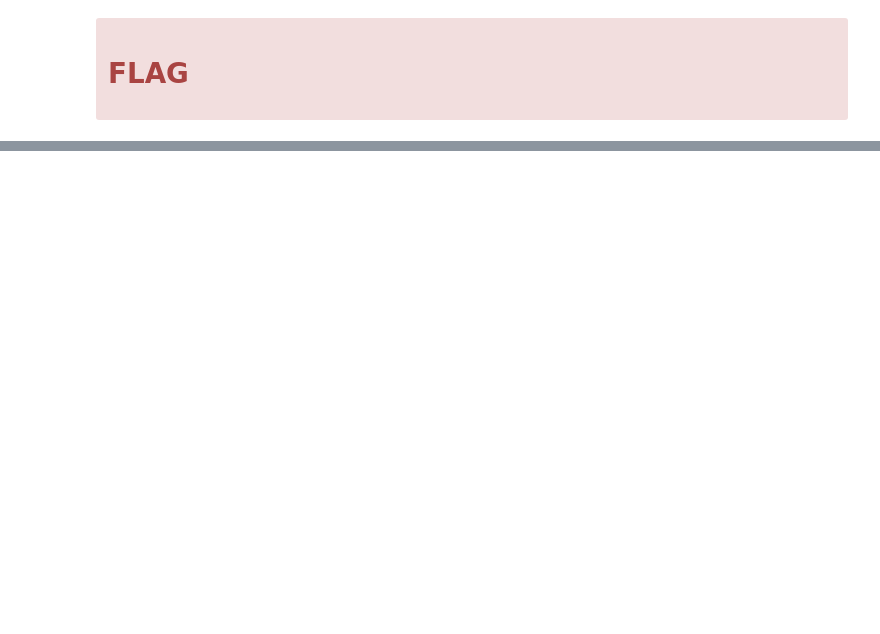
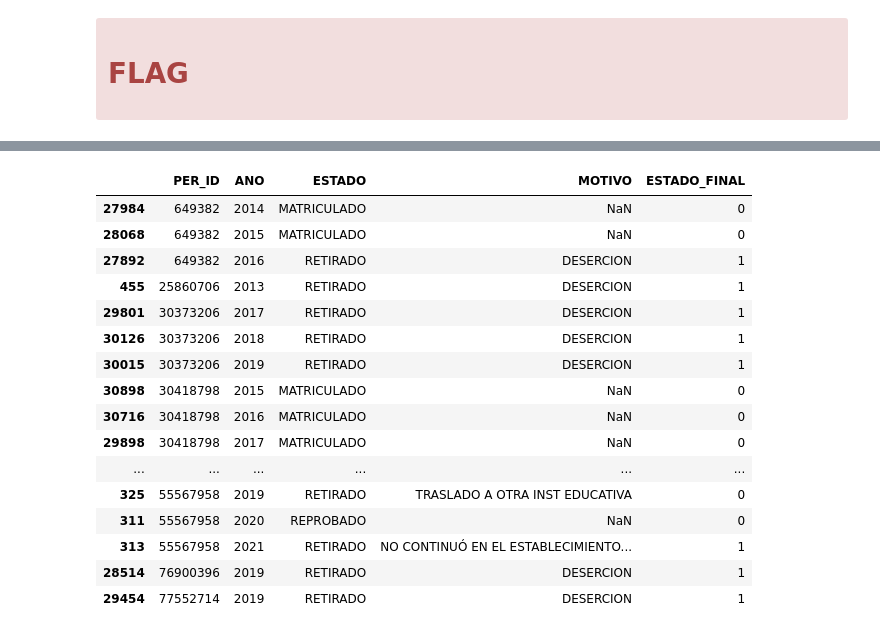
Before and after one commit to samirhinojosa/school-dropout-in-sogamoso, a Jupyter notebook: notebooks/school_dropout_eda_final.ipynb, the cells around one changed output, grey strips where cells are left out. Saved outputs shown, nothing was run; the diff lists cells and outputs as text; code cells hidden in the pictures; blank space fills up the shorter version.

```diff
--- a/notebooks/school_dropout_eda_final.ipynb
+++ b/notebooks/school_dropout_eda_final.ipynb
@@ -842,0 +921,41 @@ xxx
+# %%
+df_temp = df_students.copy()
+
+def get_state(df, id_student, year, state, reason):
+    """
+    Method to determine the school dropout in all students
+
+    Parameters:
+    -----------------
+        df (pandas.DataFrame): Dataset to analyze.
+        id_student (int): student id.
+        year (int): year to analyze.
+        state (string): Current state.
+        reason (string): Reason in case of dropout.
+
+    Returns:
+    -----------------
+        state (boolean) : 1 dropout. 0 not dropout.
+    """
+
+    # by default not school dropout
+    final_state = 0
+
+    if year!=2022:
+
+        # If the student exist the next year.
+        # 1 - the students exists.
+        # 0 - the students does not exist.
+        dropout_following_year = df[(df["ANO"]==year+1) & (df["PER_ID"]==id_student)].shape[0]
+
+        if state=="RETIRADO" and reason=="DESERCION":
+            final_state = 1
+        elif dropout_following_year == 0:
+            final_state = 1
+
+    return final_state
+# %%
+df_temp["ESTADO_FINAL"] = df_temp[["PER_ID", "ANO",
+                                   "ESTADO", "MOTIVO"]].apply(lambda row: get_state(df_temp, row["PER_ID"],
+                                                                                    row["ANO"], row["ESTADO"],
+                                                                                    row["MOTIVO"]), axis=1)
@@ -842,0 +980,22 @@ xxx
+# %%
+# 34807629 error no esta en el 2014
+students = [649382, 3540829, 35395926, 55567958, 25860706, 35471995, 76900396, 77552714, 30373206, 30418798, 34807629]
+df_temp[["PER_ID", "ANO", "ESTADO", "MOTIVO", "ESTADO_FINAL"]][df_temp["PER_ID"].isin(students)].sort_values(by=['PER_ID', "ANO"])
+# %% [output]
+|  | PER_ID | ANO | ESTADO | MOTIVO | ESTADO_FINAL |
+| 27984 | 649382 | 2014 | MATRICULADO | NaN | 0 |
+| 28068 | 649382 | 2015 | MATRICULADO | NaN | 0 |
+| 27892 | 649382 | 2016 | RETIRADO | DESERCION | 1 |
+| 455 | 25860706 | 2013 | RETIRADO | DESERCION | 1 |
+| 29801 | 30373206 | 2017 | RETIRADO | DESERCION | 1 |
+| 30126 | 30373206 | 2018 | RETIRADO | DESERCION | 1 |
+| 30015 | 30373206 | 2019 | RETIRADO | DESERCION | 1 |
+| 30898 | 30418798 | 2015 | MATRICULADO | NaN | 0 |
+| 30716 | 30418798 | 2016 | MATRICULADO | NaN | 0 |
+| 29898 | 30418798 | 2017 | MATRICULADO | NaN | 0 |
+| ... | ... | ... | ... | ... | ... |
+| 325 | 55567958 | 2019 | RETIRADO | TRASLADO A OTRA INST EDUCATIVA | 0 |
+| 311 | 55567958 | 2020 | REPROBADO | NaN | 0 |
+| 313 | 55567958 | 2021 | RETIRADO | NO CONTINUÓ EN EL ESTABLECIMIENTO... | 1 |
+| 28514 | 76900396 | 2019 | RETIRADO | DESERCION | 1 |
+| 29454 | 77552714 | 2019 | RETIRADO | DESERCION | 1 |
```
Also changed, not shown: parts of 14 cells of this notebook, 1 other file.
